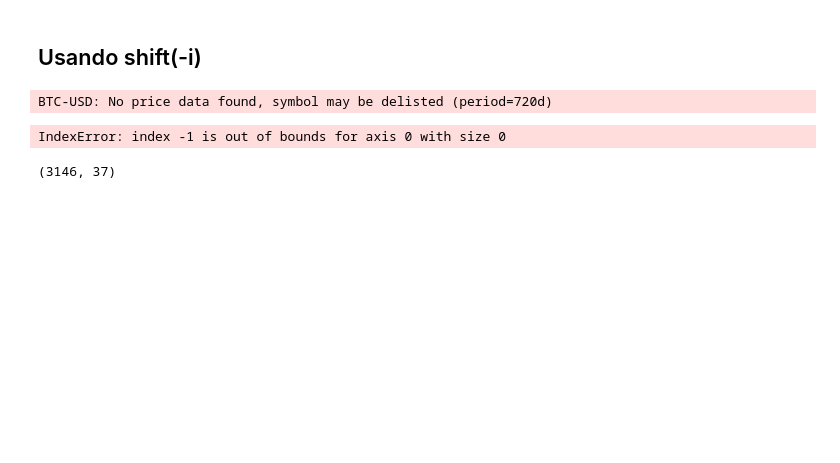
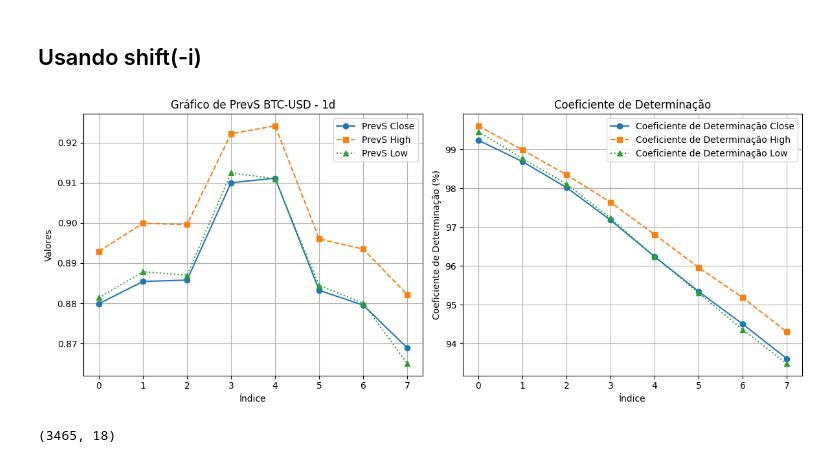
Before and after one commit to Veras-D/alura_projects, a Jupyter notebook: finance/trading.ipynb, the cells around one changed output. Saved outputs shown, nothing was run; the diff lists cells and outputs as text; code cells hidden in the pictures; blank space fills up the shorter version.

Commit message:
Applying normalization on data

```diff
--- a/finance/trading.ipynb
+++ b/finance/trading.ipynb
@@ -2495,7 +2495,7 @@ cont = 0
 # Dados Insuficientes
 # PYTH, SEI, GRT, WIF, PEPE
 
-periodo = 2
+periodo = 0
 n = 0
 
 if periodo == 0:
@@ -2519,17 +2519,17 @@ for i in range(1, preds+1):
 
     symbol = f'{ativos[n]}-USD'
     ticker = yfinance.Ticker(symbol)
-    btc = yfinance.Ticker('BTC-USD')
     if periodo == 1 or periodo == 3 or periodo == 5:
         dados = ticker.history(period='max', interval='1d')
-        dados_btc = btc.history(period=f'{len(dados)}d', interval='1d')
     elif periodo == 0 or periodo == 2 or periodo == 4:
         dados = ticker.history(period='720d', interval='1h')
-        dados_btc = btc.history(period='720d', interval='1h')
 
     dados = dados.drop(index=dados.index[len(dados) - 1])
-    dados_btc = dados_btc.drop(index=dados.index[len(dados) - 1])
-    dados['btc'] = dados_btc['Close']
+    dados['Close'] = dados['Close'] / dados['Close'].mean()
+    dados['Open'] = dados['Open'] / dados['Open'].mean()
+    dados['High'] = dados['High'] / dados['High'].mean()
+    dados['Low'] = dados['Low'] / dados['Low'].mean()
+
     dados['mm9d'] = dados['Close'].rolling(9).mean()
     dados['mm14d'] = dados['Close'].rolling(14).mean()
     dados['mm21d'] = dados['Close'].rolling(21).mean()
@@ -2586,7 +2586,6 @@ for i in range(1, preds+1):
         dados['Close'] = dados['Close'].shift(-i)
         dados['High'] = dados['High'].shift(-i)
         dados['Low'] = dados['Low'].shift(-i)
-
 
     dados.dropna(inplace=True)
     qtd_data, train_size, test_size, val_size, features, labels1, labels2, labels3 = selectAnaliseTec(dados)
@@ -2683,39 +2682,38 @@ coef_det_h_float = [float(x) for x in coef_det_h]
 coef_det_l_float = [float(x) for x in coef_det_l]
 
 # Criando uma figura com 2 subplots lado a lado
 fig, axs = plt.subplots(1, 2, figsize=(12, 5))
 
 # Plotando os valores de previsão no primeiro subplot
 axs[0].plot(pred_close, marker='o', linestyle='-', label='PrevS Close')
 axs[0].plot(pred_high, marker='s', linestyle='--', label='PrevS High')
 axs[0].plot(pred_low, marker='^', linestyle=':', label='PrevS Low')
 axs[0].set_xlabel('Índice')
 axs[0].set_ylabel('Valores')
 axs[0].set_title(f'Gráfico de PrevS {symbol} - 1d')
 axs[0].grid(True)
 axs[0].legend()
 
 # Plotando 'coef_det' no segundo subplot
 axs[1].plot(coef_det_c_float, marker='o', linestyle='-', label='Coeficiente de Determinação Close')
 axs[1].plot(coef_det_h_float, marker='s', linestyle='--', label='Coeficiente de Determinação High')
 axs[1].plot(coef_det_l_float, marker='^', linestyle=':', label='Coeficiente de Determinação Low')
 axs[1].set_xlabel('Índice')
 axs[1].set_ylabel('Coeficiente de Determinação (%)')
 axs[1].set_title('Coeficiente de Determinação')
 axs[1].grid(True)
 axs[1].legend()
 
 plt.tight_layout()
 
 # Mostrando a figura com os subplots
 plt.show()
 # %% [output]
-BTC-USD: No price data found, symbol may be delisted (period=720d)
-IndexError: index -1 is out of bounds for axis 0 with size 0
+[figure, added]
 # %%
 dados.shape
 # %% [output]
-(3146, 37)
+(3465, 18)
 # %%
 import plotly.express as px
 import plotly.graph_objects as go
```
Also changed, not shown: parts of 1 cell of this notebook, 1 other file.
